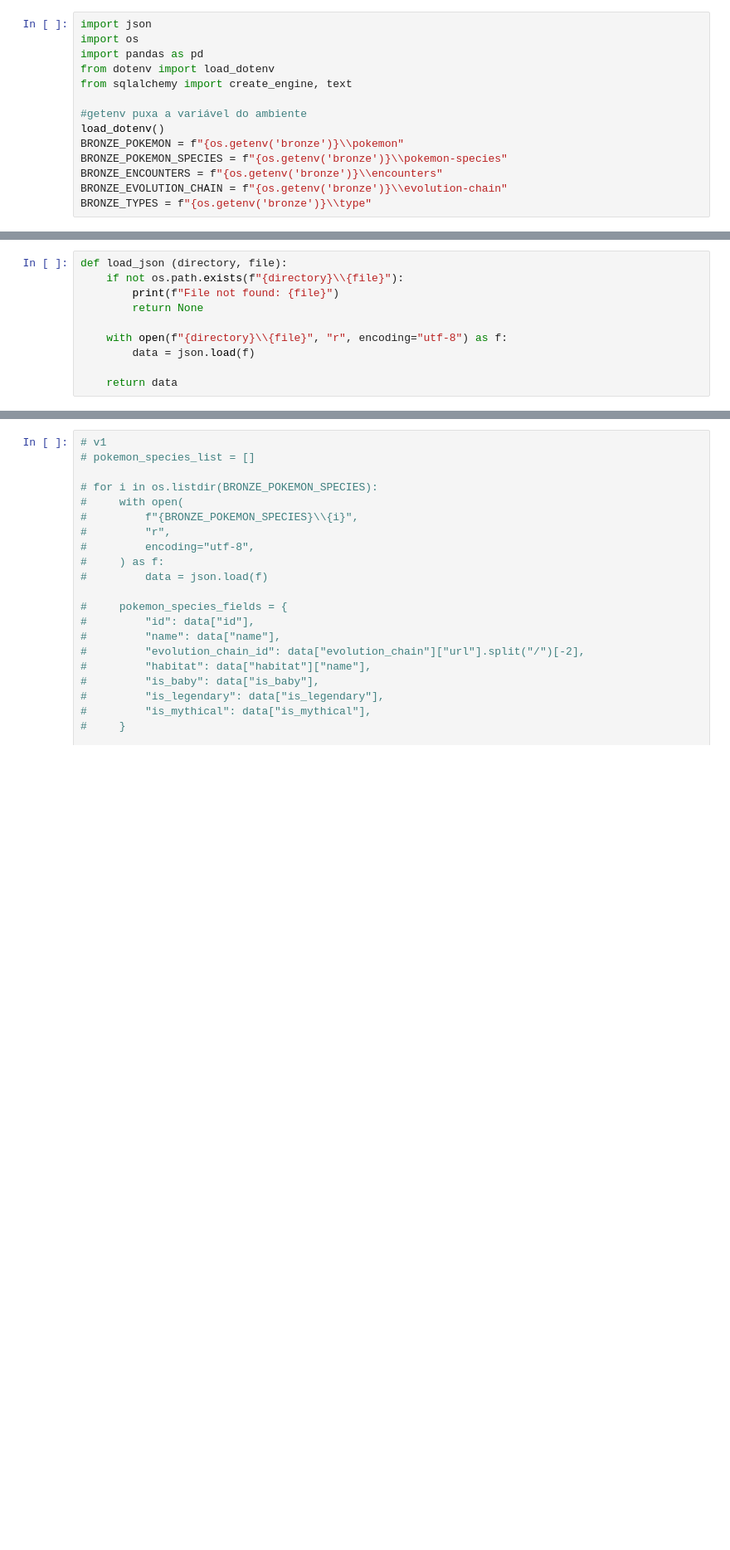
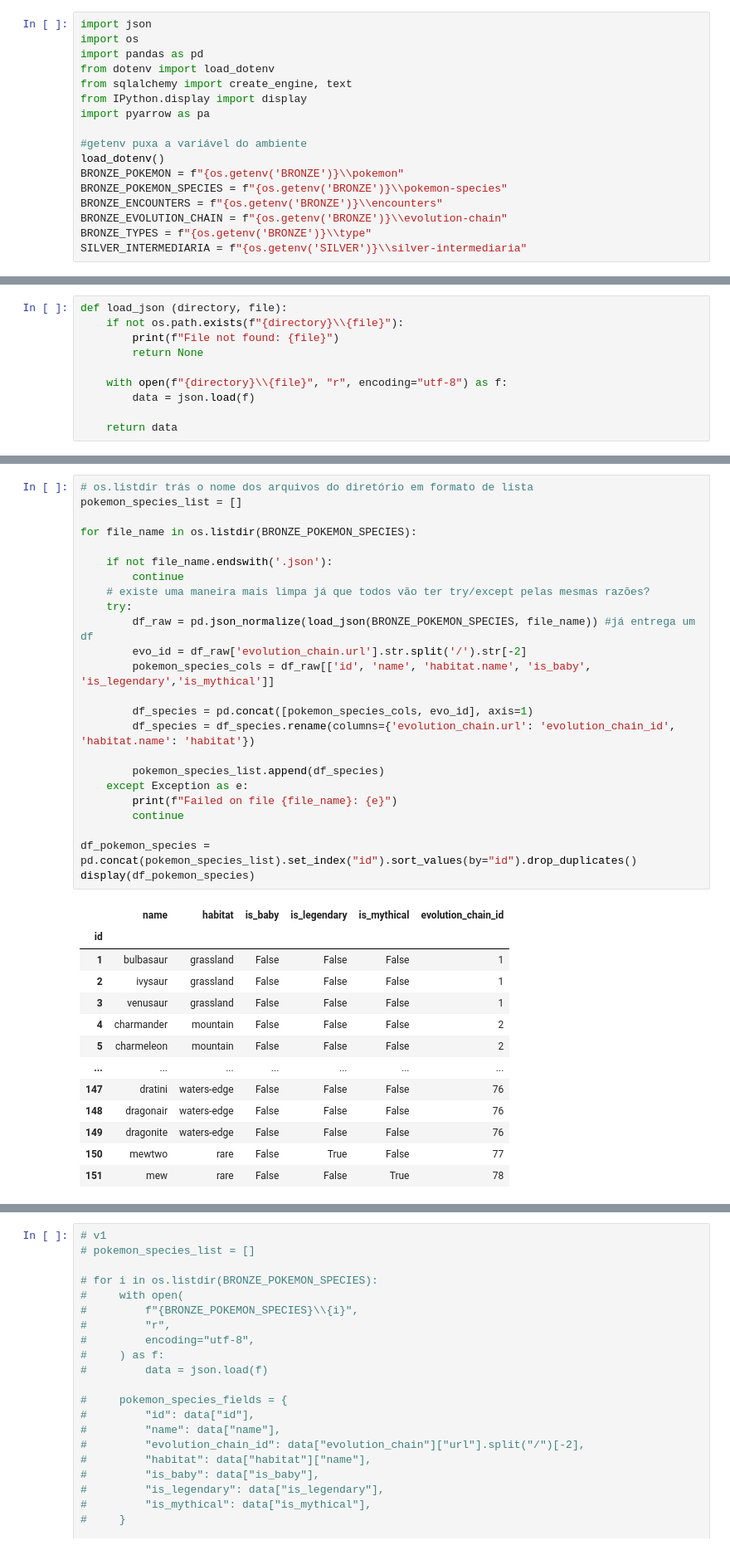
Before and after one commit to liliansolera/pokemon-pdi, a Jupyter notebook: silver-layer/pokemon_script_silver.ipynb, the cells around one changed output, grey strips where cells are left out. Shown at 83% size. Cells and saved outputs as stored; diff of their text form; blank space fills up the shorter version.

```diff
--- a/silver-layer/pokemon_script_silver.ipynb
+++ b/silver-layer/pokemon_script_silver.ipynb
@@ -6,14 +6,17 @@ import os
 import pandas as pd
 from dotenv import load_dotenv
 from sqlalchemy import create_engine, text
+from IPython.display import display
+import pyarrow as pa
 
 #getenv puxa a variável do ambiente
 load_dotenv()
-BRONZE_POKEMON = f"{os.getenv('bronze')}\\pokemon"
-BRONZE_POKEMON_SPECIES = f"{os.getenv('bronze')}\\pokemon-species"
-BRONZE_ENCOUNTERS = f"{os.getenv('bronze')}\\encounters"
-BRONZE_EVOLUTION_CHAIN = f"{os.getenv('bronze')}\\evolution-chain"
-BRONZE_TYPES = f"{os.getenv('bronze')}\\type"
+BRONZE_POKEMON = f"{os.getenv('BRONZE')}\\pokemon"
+BRONZE_POKEMON_SPECIES = f"{os.getenv('BRONZE')}\\pokemon-species"
+BRONZE_ENCOUNTERS = f"{os.getenv('BRONZE')}\\encounters"
+BRONZE_EVOLUTION_CHAIN = f"{os.getenv('BRONZE')}\\evolution-chain"
+BRONZE_TYPES = f"{os.getenv('BRONZE')}\\type"
+SILVER_INTERMEDIARIA = f"{os.getenv('SILVER')}\\silver-intermediaria"
 # %% [markdown]
 ### Configura mysql
 # %%
@@ -50,0 +56,38 @@ def load_json (directory, file):
+# %%
+# os.listdir trás o nome dos arquivos do diretório em formato de lista
+pokemon_species_list = []
+
+for file_name in os.listdir(BRONZE_POKEMON_SPECIES):
+
+    if not file_name.endswith('.json'):
+        continue
+    # existe uma maneira mais limpa já que todos vão ter try/except pelas mesmas razões?
+    try:
+        df_raw = pd.json_normalize(load_json(BRONZE_POKEMON_SPECIES, file_name)) #já entrega um df
+        evo_id = df_raw['evolution_chain.url'].str.split('/').str[-2]
+        pokemon_species_cols = df_raw[['id', 'name', 'habitat.name', 'is_baby', 'is_legendary','is_mythical']]
+
+        df_species = pd.concat([pokemon_species_cols, evo_id], axis=1)
+        df_species = df_species.rename(columns={'evolution_chain.url': 'evolution_chain_id', 'habitat.name': 'habitat'})
+
+        pokemon_species_list.append(df_species)
+    except Exception as e:
+        print(f"Failed on file {file_name}: {e}")
+        continue
+
+df_pokemon_species = pd.concat(pokemon_species_list).set_index("id").sort_values(by="id").drop_duplicates()
+display(df_pokemon_species)
+# %% [output]
+|  | name | habitat | is_baby | is_legendary | is_mythical | evolution_chain_id |
+| id |  |  |  |  |  |  |
+| 1 | bulbasaur | grassland | False | False | False | 1 |
+| 2 | ivysaur | grassland | False | False | False | 1 |
+| 3 | venusaur | grassland | False | False | False | 1 |
+| 4 | charmander | mountain | False | False | False | 2 |
+| 5 | charmeleon | mountain | False | False | False | 2 |
+| ... | ... | ... | ... | ... | ... | ... |
+| 147 | dratini | waters-edge | False | False | False | 76 |
+| 148 | dragonair | waters-edge | False | False | False | 76 |
+| 149 | dragonite | waters-edge | False | False | False | 76 |
+| 150 | mewtwo | rare | False | True | False | 77 |
+| 151 | mew | rare | False | False | True | 78 |
```
Also changed, not shown: parts of 21 cells of this notebook.
